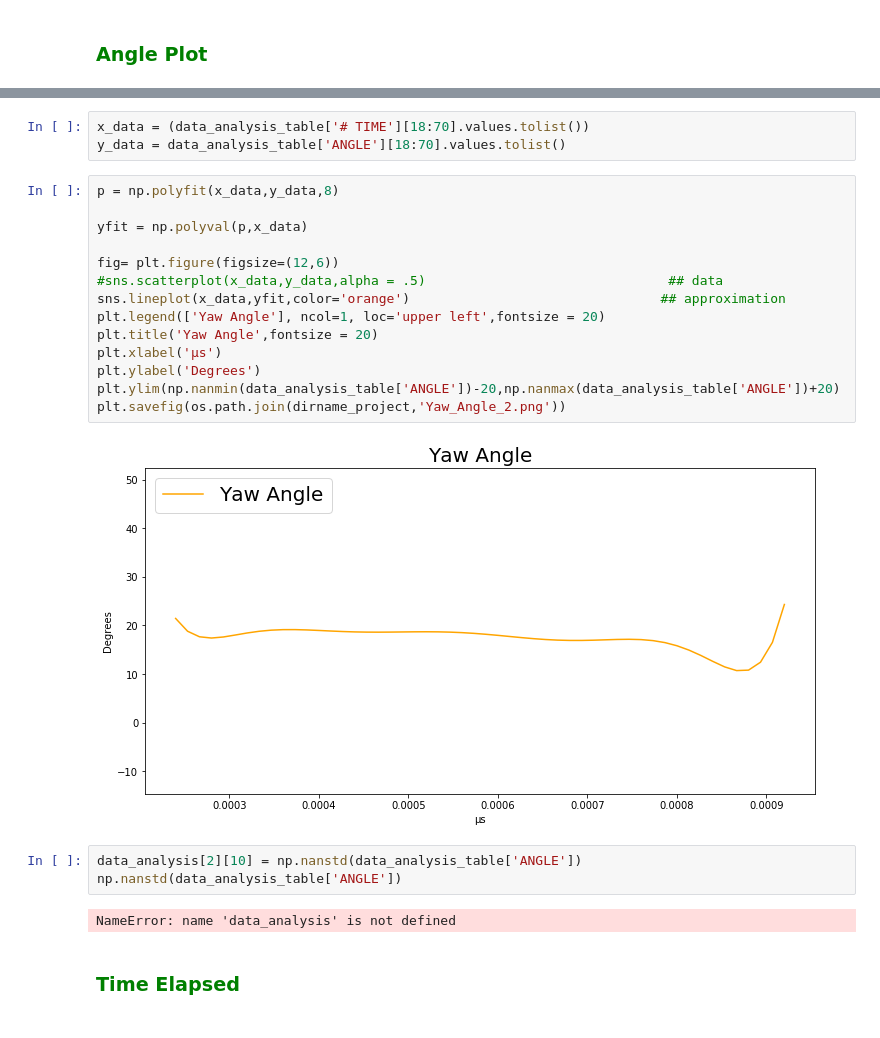
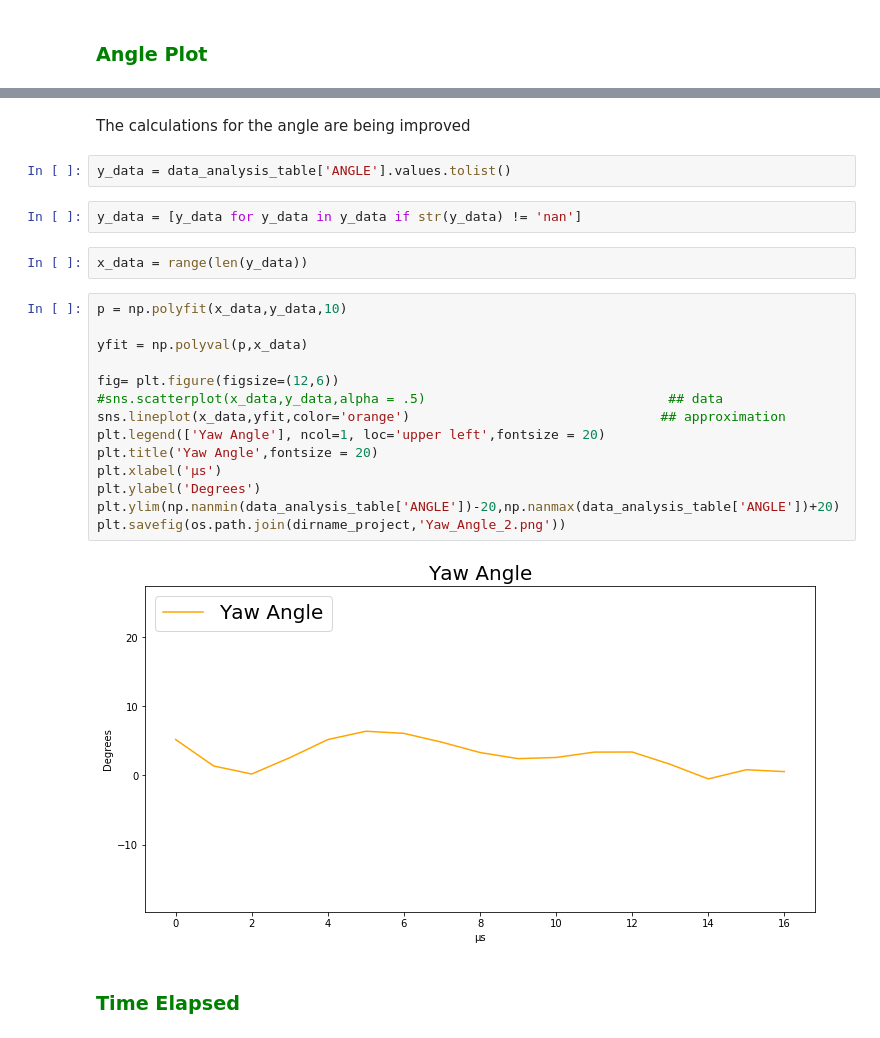
Before and after one commit to reyesyan/Ballistic_Experiment_Analysis, a Jupyter notebook: Project.ipynb, the cells around one changed output, grey strips where cells are left out. Saved outputs shown, nothing was run; the diff lists cells and outputs as text.

```diff
--- a/Project.ipynb
+++ b/Project.ipynb
@@ -979,27 +1014,27 @@ plt.savefig(os.path.join(dirname_project,'Yaw_Angle_2.png'))
-# %%
-x_data = (data_analysis_table['# TIME'][18:70].values.tolist())
-y_data = data_analysis_table['ANGLE'][18:70].values.tolist()
+# %% [markdown]
+The calculations for the angle are being improved
+# %%
+y_data = data_analysis_table['ANGLE'].values.tolist()
+# %%
+y_data = [y_data for y_data in y_data if str(y_data) != 'nan']
+# %%
+x_data = range(len(y_data))
 # %%
-p = np.polyfit(x_data,y_data,8)
+p = np.polyfit(x_data,y_data,10)
 
 yfit = np.polyval(p,x_data)
 
 fig= plt.figure(figsize=(12,6))
 #sns.scatterplot(x_data,y_data,alpha = .5)                               ## data
 sns.lineplot(x_data,yfit,color='orange')                                ## approximation
 plt.legend(['Yaw Angle'], ncol=1, loc='upper left',fontsize = 20)
 plt.title('Yaw Angle',fontsize = 20)
 plt.xlabel('μs')
 plt.ylabel('Degrees')
 plt.ylim(np.nanmin(data_analysis_table['ANGLE'])-20,np.nanmax(data_analysis_table['ANGLE'])+20)
 plt.savefig(os.path.join(dirname_project,'Yaw_Angle_2.png'))
 # %% [output]
-[figure, old version]
+[figure, new version]
-# %%
-data_analysis[2][10] = np.nanstd(data_analysis_table['ANGLE'])
-np.nanstd(data_analysis_table['ANGLE'])
-# %% [output]
-NameError: name 'data_analysis' is not defined
 # %% [markdown]
 ### <span style="color:green"> Time Elapsed
 # %%
```
Also changed, not shown: parts of 31 cells of this notebook.
